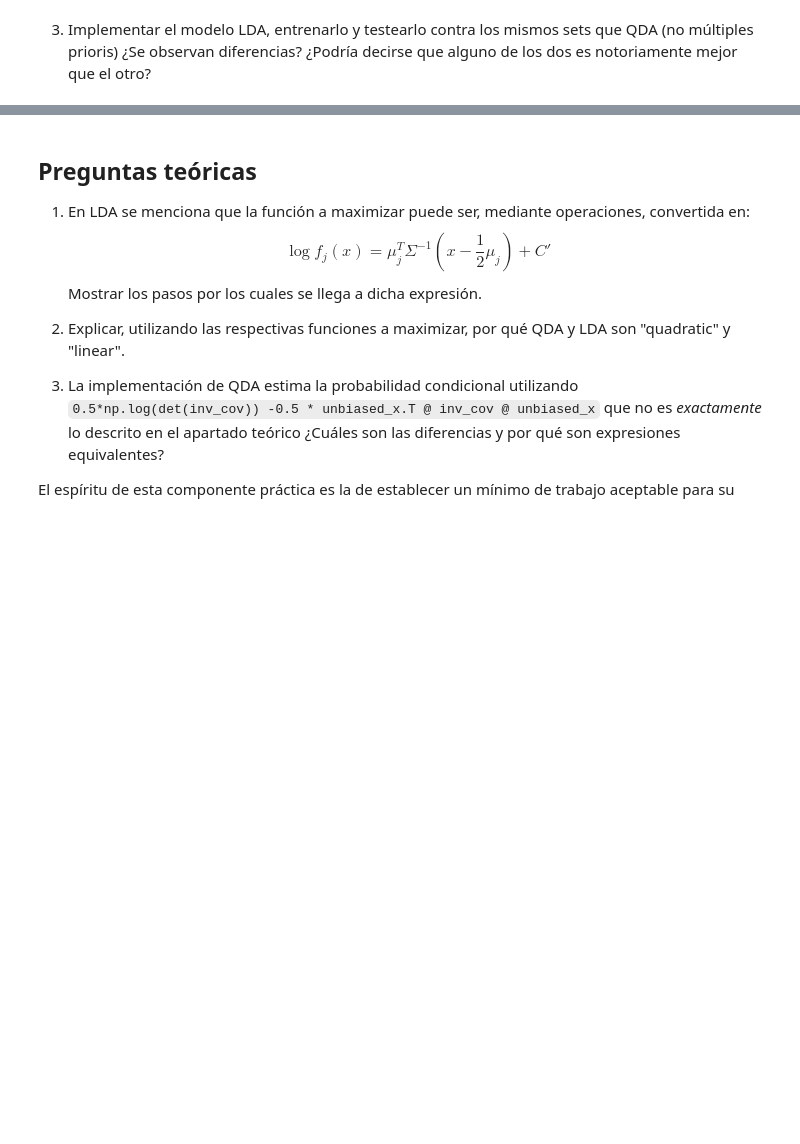
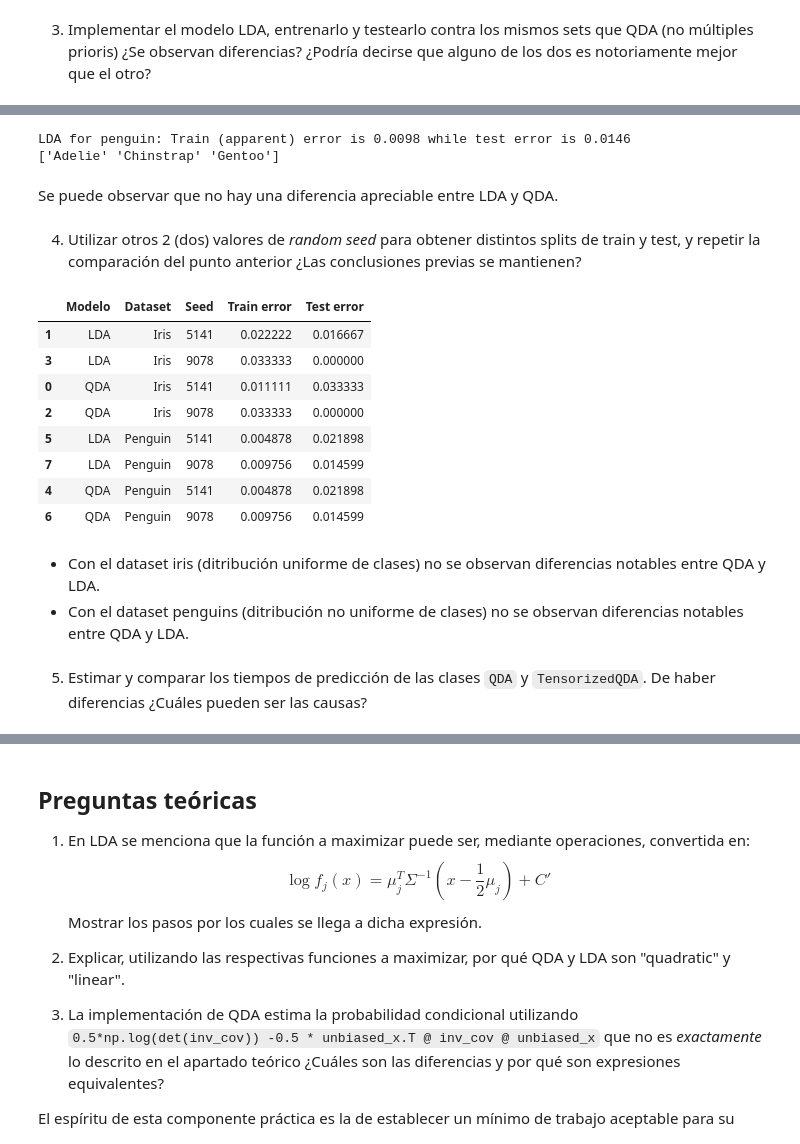
Before and after one commit to gonzafernan/caia-amia, a Jupyter notebook: LDA_QDA.ipynb, the cells around one changed output, grey strips where cells are left out. Drawn from its saved outputs; the diff is of its cells as text; code cells hidden in the pictures; blank space fills up the shorter version.

```diff
--- a/LDA_QDA.ipynb
+++ b/LDA_QDA.ipynb
@@ -513,0 +527,20 @@ $$ es decir, que se puede "esquivar" la matriz de *n x n* usando matrices de *n
+# %%
+distribution_a_priori = np.array([0.4, 0.2, 0.4])
+X_full, y_full = get_penguins()
+train_x, train_y, test_x, test_y = split_transpose(X_full, y_full, 0.4, rng_seed)
+lda = LDA()
+lda.fit(train_x, train_y, a_priori=distribution)
+train_acc = accuracy(train_y, lda.predict(train_x))
+test_acc = accuracy(test_y, lda.predict(test_x))
+print(f"LDA for penguin: Train (apparent) error is {1-train_acc:.4f} while test error is {1-test_acc:.4f}")
+print(lda.encoder.names)
+# %% [output]
+LDA for penguin: Train (apparent) error is 0.0098 while test error is 0.0146
+['Adelie' 'Chinstrap' 'Gentoo']
+# %% [markdown]
+Se puede observar que no hay una diferencia apreciable entre LDA y QDA.
+# %% [markdown]
+4. Utilizar otros 2 (dos) valores de *random seed* para obtener distintos splits de train y test, y repetir la comparación del punto anterior ¿Las conclusiones previas se mantienen?
+# %%
+results_lst = []
+random_seeds = [random.randint(0, 10000) for _ in range(2)]
@@ -513,0 +575,46 @@ $$ es decir, que se puede "esquivar" la matriz de *n x n* usando matrices de *n
+# %%
+distribution_a_priori = np.array([0.4, 0.2, 0.4])
+X_full, y_full = get_penguins()
+for seed in random_seeds:
+    train_x, train_y, test_x, test_y = split_transpose(X_full, y_full, 0.4, seed)
+    qda = QDA()
+    lda = LDA()
+    qda.fit(train_x, train_y, a_priori=distribution_a_priori)
+    lda.fit(train_x, train_y, a_priori=distribution_a_priori)
+    qda_train_acc = accuracy(train_y, qda.predict(train_x))
+    qda_test_acc = accuracy(test_y, qda.predict(test_x))
+    lda_train_acc = accuracy(train_y, lda.predict(train_x))
+    lda_test_acc = accuracy(test_y, lda.predict(test_x))
+
+    results_lst.append({
+        "Modelo": "QDA",
+        "Dataset": "Penguin",
+        "Seed": seed,
+        "Train error": 1-qda_train_acc,
+        "Test error": 1-qda_test_acc
+    })
+    results_lst.append({
+        "Modelo": "LDA",
+        "Dataset": "Penguin",
+        "Seed": seed,
+        "Train error": 1-lda_train_acc,
+        "Test error": 1-lda_test_acc
+    })
+# %%
+results_df = pd.DataFrame(results_lst)
+display(results_df.sort_values(by='Modelo').sort_values(by='Dataset'))
+# %% [output]
+|  | Modelo | Dataset | Seed | Train error | Test error |
+| 1 | LDA | Iris | 5141 | 0.022222 | 0.016667 |
+| 3 | LDA | Iris | 9078 | 0.033333 | 0.000000 |
+| 0 | QDA | Iris | 5141 | 0.011111 | 0.033333 |
+| 2 | QDA | Iris | 9078 | 0.033333 | 0.000000 |
+| 5 | LDA | Penguin | 5141 | 0.004878 | 0.021898 |
+| 7 | LDA | Penguin | 9078 | 0.009756 | 0.014599 |
+| 4 | QDA | Penguin | 5141 | 0.004878 | 0.021898 |
+| 6 | QDA | Penguin | 9078 | 0.009756 | 0.014599 |
+# %% [markdown]
+- Con el dataset iris (ditribución uniforme de clases) no se observan diferencias notables entre QDA y LDA.
+- Con el dataset penguins (ditribución no uniforme de clases) no se observan diferencias notables entre QDA y LDA.
+# %% [markdown]
+5. Estimar y comparar los tiempos de predicción de las clases `QDA` y `TensorizedQDA`. De haber diferencias ¿Cuáles pueden ser las causas?
```
Also changed, not shown: parts of 77 cells of this notebook.
